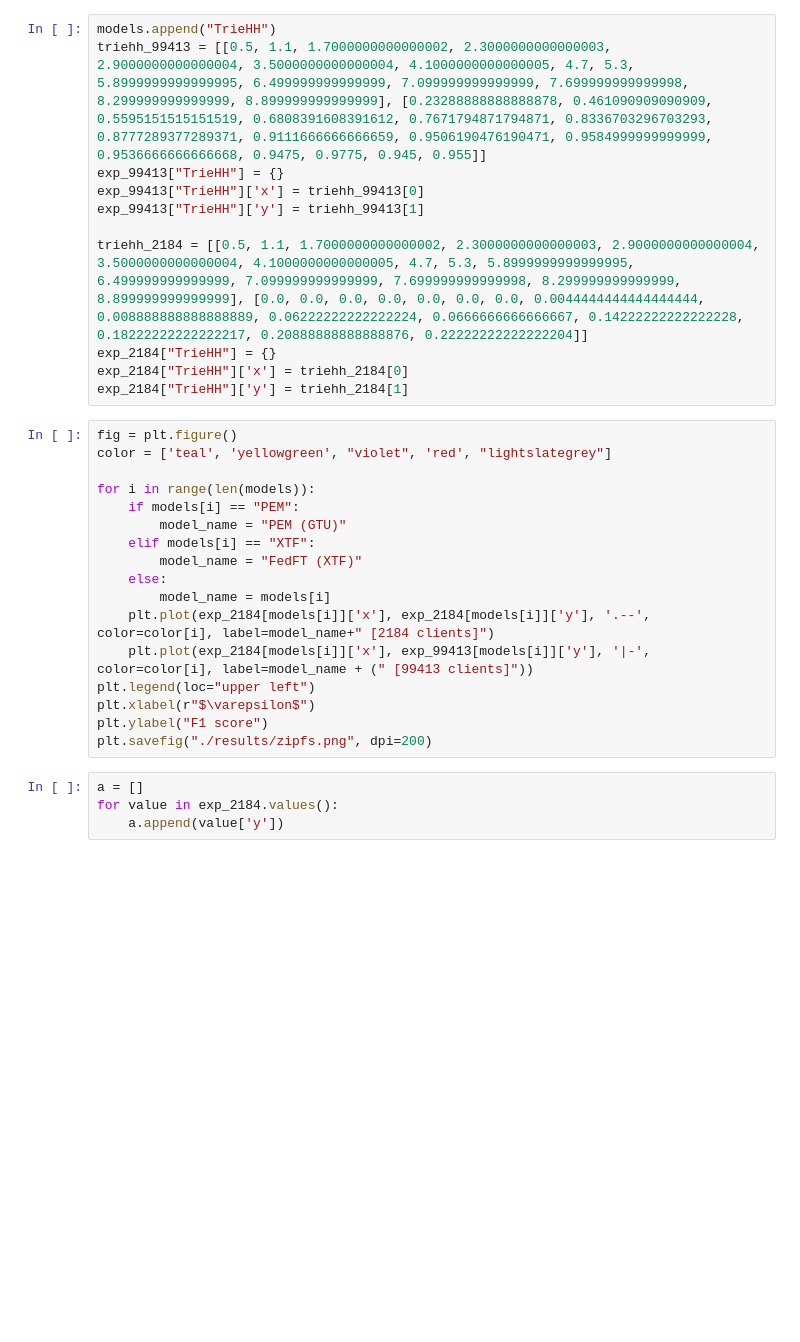
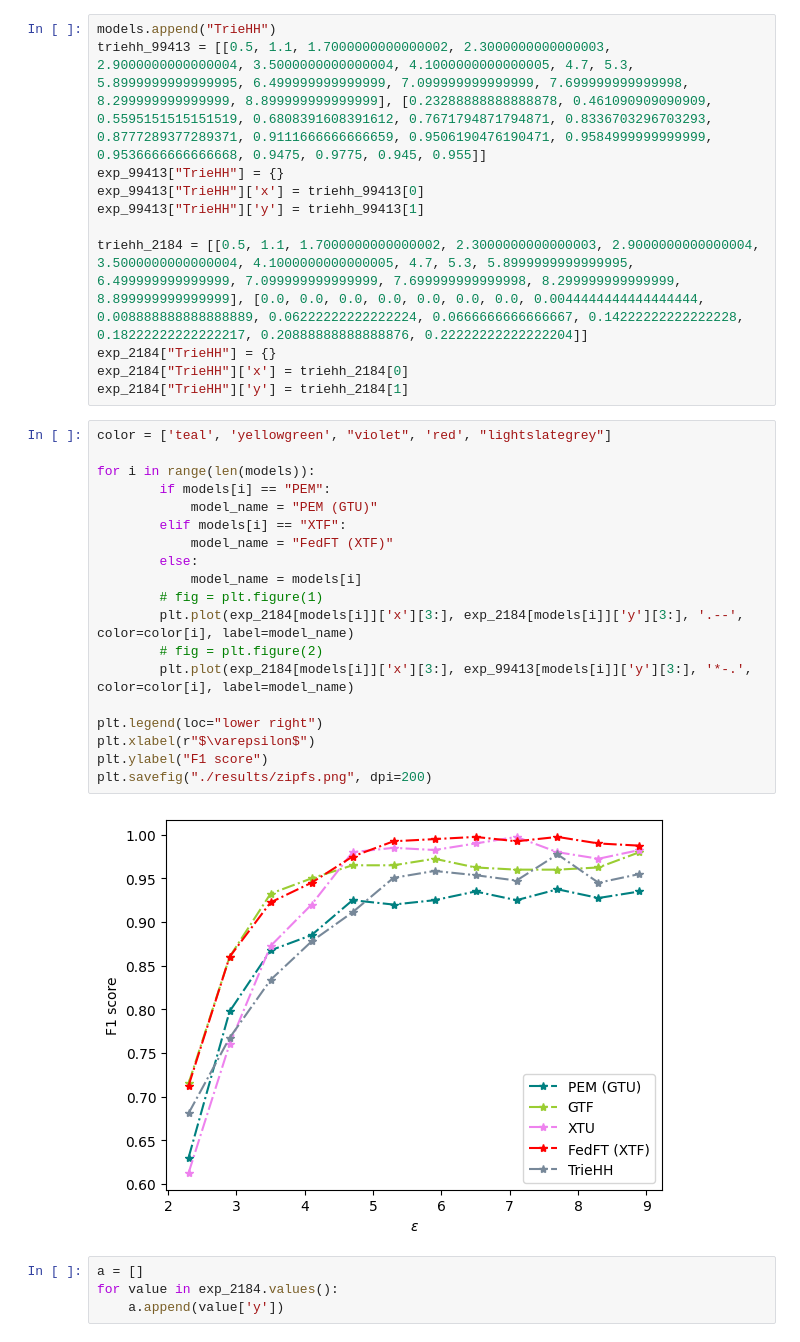
Before and after one commit to SHAO-Jiaqi757/FedFT, a Jupyter notebook: test.ipynb, the cells around one changed output. Saved outputs shown, nothing was run; the diff lists cells and outputs as text; blank space fills up the shorter version.

```diff
--- a/test.ipynb
+++ b/test.ipynb
@@ -498,22 +521,26 @@ exp_2184["TrieHH"] = {}
 exp_2184["TrieHH"]['x'] = triehh_2184[0]
 exp_2184["TrieHH"]['y'] = triehh_2184[1]
 # %%
-fig = plt.figure()
 color = ['teal', 'yellowgreen', "violet", 'red', "lightslategrey"]
 
 for i in range(len(models)):
-    if models[i] == "PEM":
-        model_name = "PEM (GTU)"
-    elif models[i] == "XTF":
-        model_name = "FedFT (XTF)"
-    else:
-        model_name = models[i]
-    plt.plot(exp_2184[models[i]]['x'], exp_2184[models[i]]['y'], '.--', color=color[i], label=model_name+" [2184 clients]")
-    plt.plot(exp_2184[models[i]]['x'], exp_99413[models[i]]['y'], '|-', color=color[i], label=model_name + (" [99413 clients]"))
-plt.legend(loc="upper left")
+        if models[i] == "PEM":
+            model_name = "PEM (GTU)"
+        elif models[i] == "XTF":
+            model_name = "FedFT (XTF)"
+        else:
+            model_name = models[i]
+        # fig = plt.figure(1)
+        plt.plot(exp_2184[models[i]]['x'][3:], exp_2184[models[i]]['y'][3:], '.--', color=color[i], label=model_name)
+        # fig = plt.figure(2)
+        plt.plot(exp_2184[models[i]]['x'][3:], exp_99413[models[i]]['y'][3:], '*-.', color=color[i], label=model_name)
+
+plt.legend(loc="lower right")
 plt.xlabel(r"$\varepsilon$")
 plt.ylabel("F1 score")
 plt.savefig("./results/zipfs.png", dpi=200)
+# %% [output]
+[figure, added]
 # %%
 a = []
 for value in exp_2184.values():
```
Also changed, not shown: parts of 9 cells of this notebook, 9 other files.
